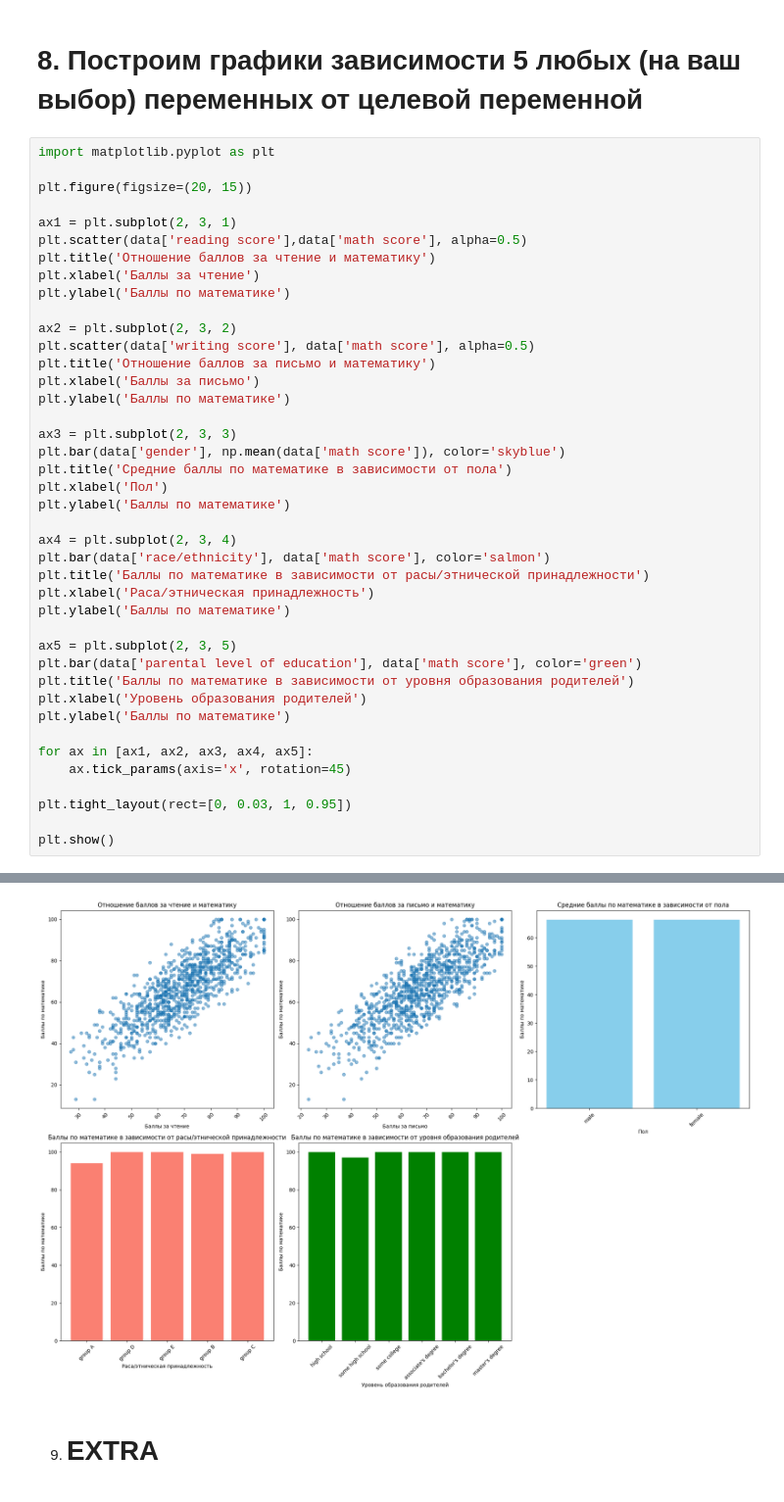
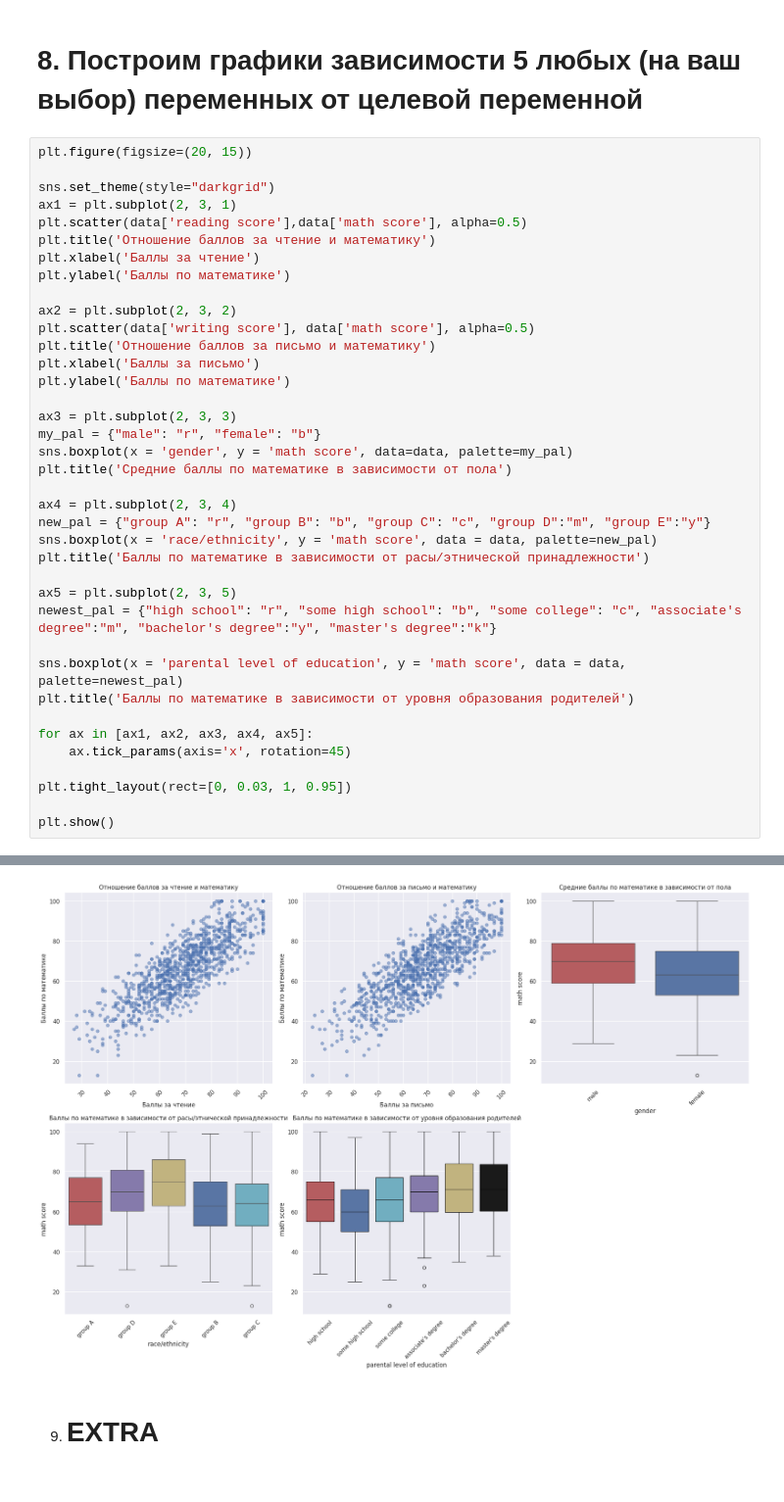
Before and after one commit to outtathe/ml-ds, a Jupyter notebook: src/ml_lab2.ipynb, the cells around one changed output, grey strips where cells are left out. Shown at 98% size. Cells and saved outputs as stored; diff of their text form.

Commit message:
fix: added boxplot

```diff
--- a/src/ml_lab2.ipynb
+++ b/src/ml_lab2.ipynb
@@ -170,10 +170,9 @@ plt.show()
 # %% [markdown]
 # 8. Построим графики зависимости 5 любых (на ваш выбор) переменных от целевой переменной
 # %%
-import matplotlib.pyplot as plt
-
 plt.figure(figsize=(20, 15))
 
+sns.set_theme(style="darkgrid")
 ax1 = plt.subplot(2, 3, 1)
 plt.scatter(data['reading score'],data['math score'], alpha=0.5)
 plt.title('Отношение баллов за чтение и математику')
@@ -187,22 +186,20 @@ plt.xlabel('Баллы за письмо')
 plt.ylabel('Баллы по математике')
 
 ax3 = plt.subplot(2, 3, 3)
-plt.bar(data['gender'], np.mean(data['math score']), color='skyblue')
+my_pal = {"male": "r", "female": "b"}
+sns.boxplot(x = 'gender', y = 'math score', data=data, palette=my_pal)
 plt.title('Средние баллы по математике в зависимости от пола')
-plt.xlabel('Пол')
-plt.ylabel('Баллы по математике')
 
 ax4 = plt.subplot(2, 3, 4)
-plt.bar(data['race/ethnicity'], data['math score'], color='salmon')
+new_pal = {"group A": "r", "group B": "b", "group C": "c", "group D":"m", "group E":"y"}
+sns.boxplot(x = 'race/ethnicity', y = 'math score', data = data, palette=new_pal)
 plt.title('Баллы по математике в зависимости от расы/этнической принадлежности')
-plt.xlabel('Раса/этническая принадлежность')
-plt.ylabel('Баллы по математике')
 
 ax5 = plt.subplot(2, 3, 5)
-plt.bar(data['parental level of education'], data['math score'], color='green')
+newest_pal = {"high school": "r", "some high school": "b", "some college": "c", "associate's degree":"m", "bachelor's degree":"y", "master's degree":"k"}
+
+sns.boxplot(x = 'parental level of education', y = 'math score', data = data, palette=newest_pal)
 plt.title('Баллы по математике в зависимости от уровня образования родителей')
-plt.xlabel('Уровень образования родителей')
-plt.ylabel('Баллы по математике')
 
 for ax in [ax1, ax2, ax3, ax4, ax5]:
     ax.tick_params(axis='x', rotation=45)
@@ -214,4 +222,4 @@ plt.show()
-[figure, old version]
+[figure, new version]
 # %% [markdown]
 9. # EXTRA
 # %% [markdown]
```
Also changed, not shown: parts of 1 cell of this notebook.
